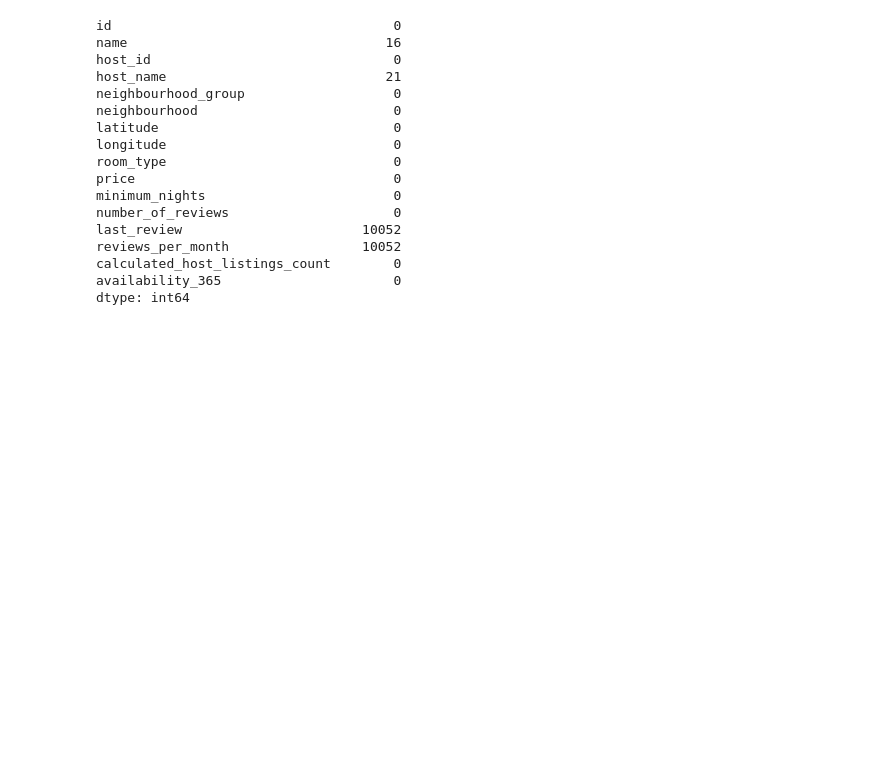
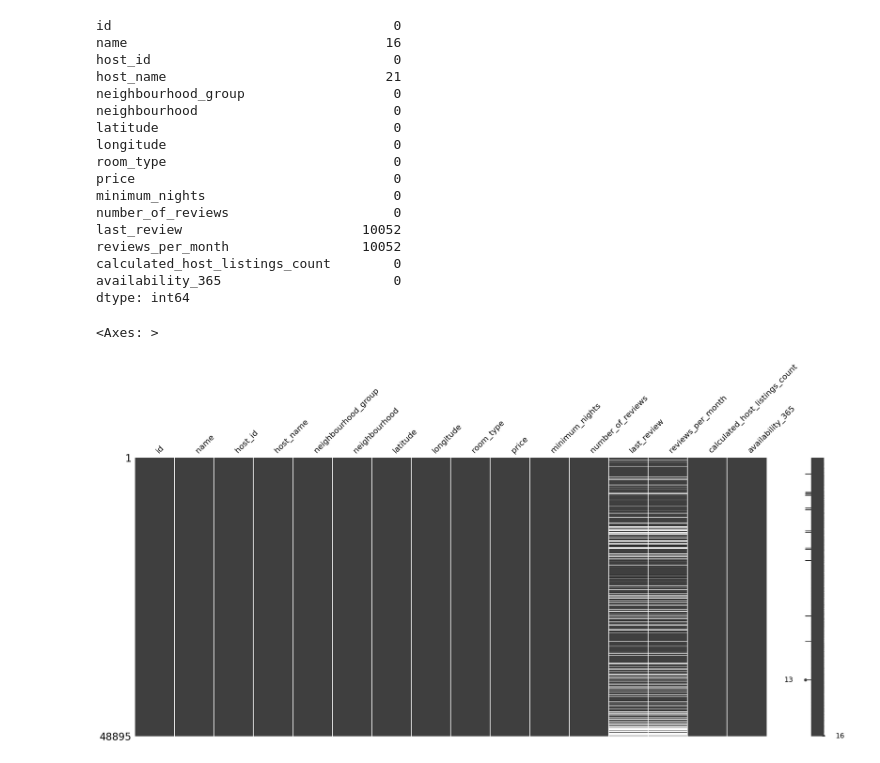
Before and after one commit to karrohan/EDA_Project1, a Jupyter notebook: EDA_AirBnB.ipynb, the cells around one changed output. Saved outputs shown, nothing was run; the diff lists cells and outputs as text; code cells hidden in the pictures; blank space fills up the shorter version.

```diff
--- a/EDA_AirBnB.ipynb
+++ b/EDA_AirBnB.ipynb
@@ -129,3 +130,10 @@ reviews_per_month                 10052
 calculated_host_listings_count        0
 availability_365                      0
 dtype: int64
+# %%
+# Visualizing the missing values using msno library
+# visualizing the pattern of missing values
+msno.matrix(airbnb_df)
+# %% [output]
+<Axes: >
+[figure, added]
```
Also changed, not shown: parts of 2 cells of this notebook.
